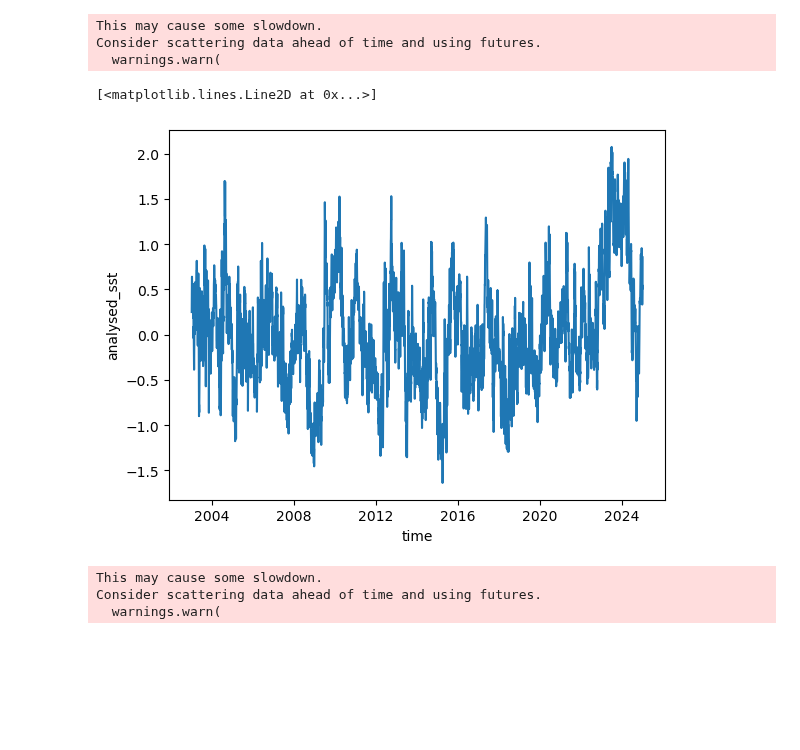
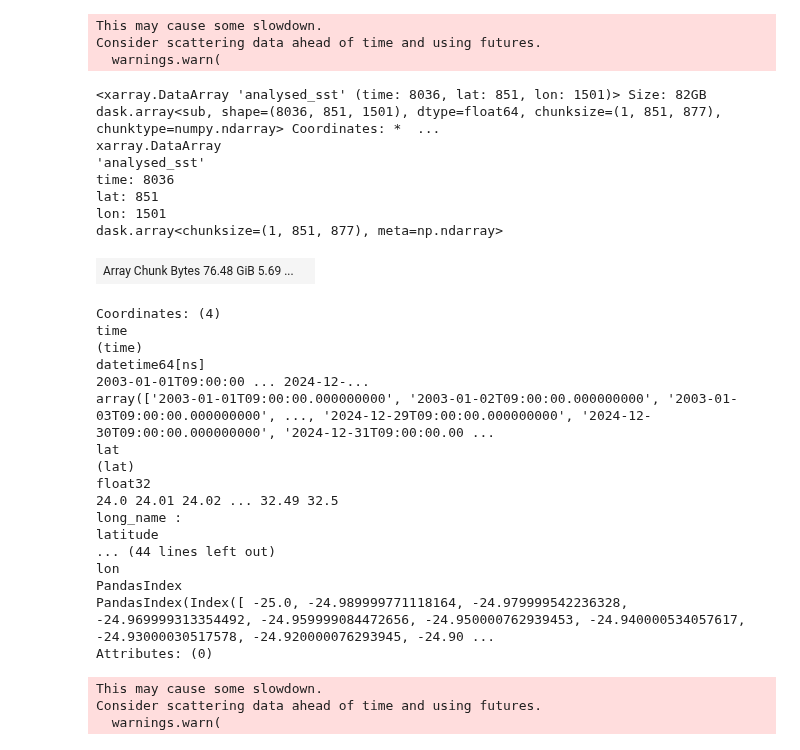
Before and after one commit to PedroVelez/SSTGlobalAnalysis, a Jupyter notebook: analysisDataMUR_Dermarcaciones.ipynb, the cells around one changed output. Drawn from its saved outputs; the diff is of its cells as text; code cells hidden in the pictures; blank space fills up the shorter version.

```diff
--- a/analysisDataMUR_Dermarcaciones.ipynb
+++ b/analysisDataMUR_Dermarcaciones.ipynb
@@ -54,7 +44,7 @@ year2= 2024
 # %%
 # Settings compute de climatoloy
 yearC1='2003'
-yearC2='2024'
+yearC2='2013'
 # %% [markdown]
 # Inicio
 # %%
@@ -300,10 +267,33 @@ This may cause some slowdown.
 Consider scattering data ahead of time and using futures.
   warnings.warn(
 # %%
-sst_anom_wmean.plot()
+sst_anom
 # %% [output]
-[<matplotlib.lines.Line2D at 0x...>]
+<xarray.DataArray 'analysed_sst' (time: 8036, lat: 851, lon: 1501)> Size: 82GB dask.array<sub, shape=(8036, 851, 1501), dtype=float64, chunksize=(1, 851, 877), chunktype=numpy.ndarray> Coordinates: *  ...
+xarray.DataArray
+'analysed_sst'
+time: 8036
+lat: 851
+lon: 1501
+dask.array<chunksize=(1, 851, 877), meta=np.ndarray>
-[figure, removed]
+| Array Chunk Bytes 76.48 GiB 5.69 ... |  |
+Coordinates: (4)
+time
+(time)
+datetime64[ns]
+2003-01-01T09:00:00 ... 2024-12-...
+array(['2003-01-01T09:00:00.000000000', '2003-01-02T09:00:00.000000000', '2003-01-03T09:00:00.000000000', ..., '2024-12-29T09:00:00.000000000', '2024-12-30T09:00:00.000000000', '2024-12-31T09:00:00.00 ...
+lat
+(lat)
+float32
+24.0 24.01 24.02 ... 32.49 32.5
+long_name :
+latitude
+... (44 lines left out)
+lon
+PandasIndex
+PandasIndex(Index([ -25.0, -24.989999771118164, -24.979999542236328, -24.969999313354492, -24.959999084472656, -24.950000762939453, -24.940000534057617, -24.93000030517578, -24.920000076293945, -24.90 ...
+Attributes: (0)
 # %%
 ## Save in netcdf
 sst_wmean.to_netcdf(dataDir+'/sstdMUR_mean_'+titulo_short+'.nc',mode='w')
```
Also changed, not shown: parts of 6 cells of this notebook, 9 other files.
